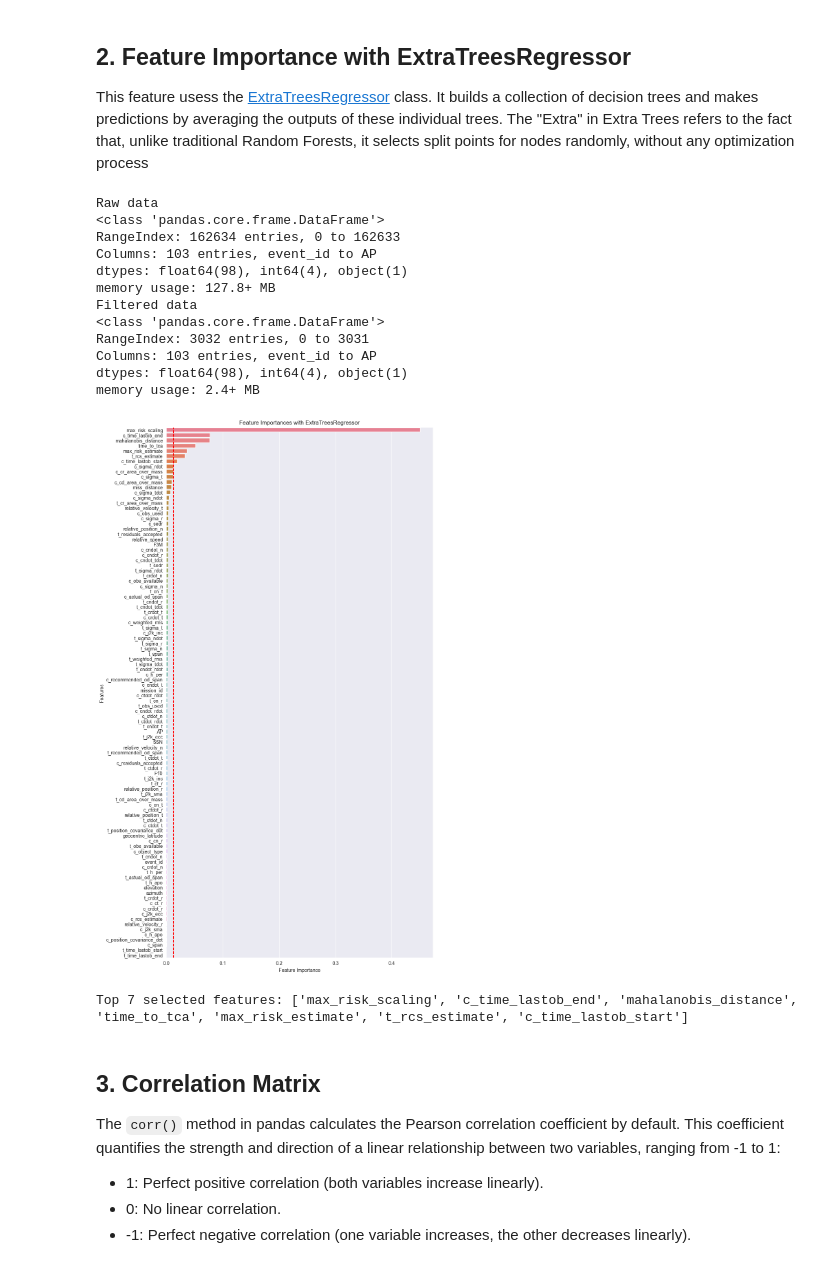
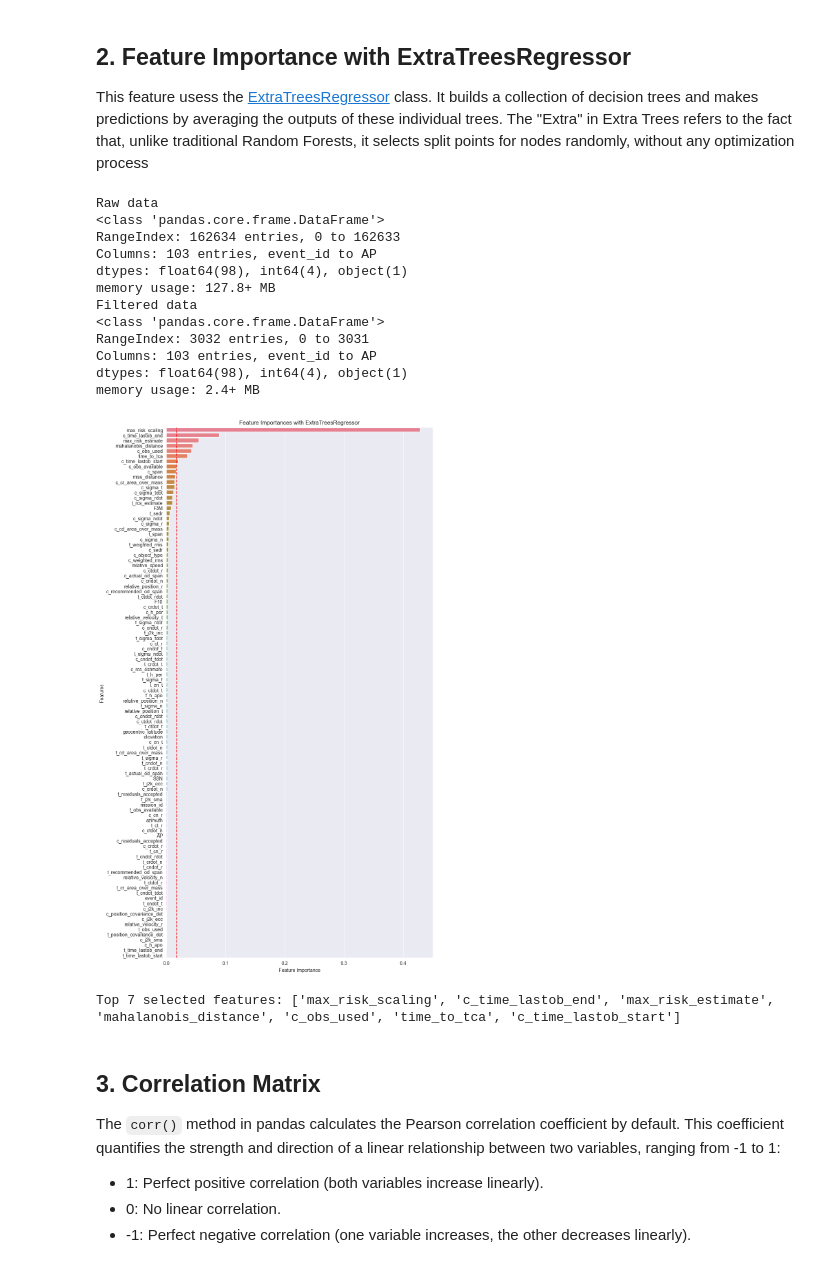
Before and after one commit to freddida/MLProject, a Jupyter notebook: notebooks/engineering/feature_selection_with_nan.ipynb, the cells around one changed output. Drawn from its saved outputs; the diff is of its cells as text; code cells hidden in the pictures.

````diff
--- a/notebooks/engineering/feature_selection_with_nan.ipynb
+++ b/notebooks/engineering/feature_selection_with_nan.ipynb
@@ -113,15 +195,21 @@ import pandas as pd
 df = load_data()
 df_filtered = filter_data(df)
 
-# Drop rows with NaN values
-df_filtered.dropna(axis=0, how="any", inplace=True)
+# Label encode the categorical column "c_object_type"
+label_encode_column(df_filtered, "c_object_type")
+# Initialize KNNImputer
+imputer = KNNImputer(
+    n_neighbors=5, weights="uniform"
+)  # You can adjust n_neighbors as needed
 
-# Encode categorical column "c_object_type"
-label_encode_column(df_filtered, "c_object_type")
+# Impute missing values
+df_imputed = pd.DataFrame(
+    imputer.fit_transform(df_filtered), columns=df_filtered.columns
+)
 
-# Separate features (X) and target variable (y)
-X = df_filtered.drop(["risk"], axis=1)
-y = df_filtered["risk"]
+# Separate features and target variable
+X = df_imputed.drop(["risk"], axis=1)
+y = df_imputed["risk"]
 
 # Scale the features using StandardScaler
 scaler = StandardScaler()
@@ -148,35 +236,35 @@ sns.barplot(x="Importance", y="Feature", data=feat_importances, hue="Feature")
 elbow_point = 8
 plt.axvline(
     x=feat_importances["Importance"].iloc[elbow_point - 1],
     color="red",
     linestyle="--",
     label="Elbow Point",
 )
 
 plt.xlabel("Feature Importance")
 plt.ylabel("Features")
 plt.title("Feature Importances with ExtraTreesRegressor")
 plt.show()
 
 # Select the top x features based on the elbow method
 selected_features_regressor = feat_importances[: elbow_point - 1]
 selected_features_regressor = selected_features_regressor["Feature"].tolist()
 print(f"Top {elbow_point - 1} selected features:", selected_features_regressor)
 # %% [output]
 Raw data
 <class 'pandas.core.frame.DataFrame'>
 RangeIndex: 162634 entries, 0 to 162633
 Columns: 103 entries, event_id to AP
 dtypes: float64(98), int64(4), object(1)
 memory usage: 127.8+ MB
 Filtered data
 <class 'pandas.core.frame.DataFrame'>
 RangeIndex: 3032 entries, 0 to 3031
 Columns: 103 entries, event_id to AP
 dtypes: float64(98), int64(4), object(1)
 memory usage: 2.4+ MB
-[figure, old version]
+[figure, new version]
-Top 7 selected features: ['max_risk_scaling', 'c_time_lastob_end', 'mahalanobis_distance', 'time_to_tca', 'max_risk_estimate', 't_rcs_estimate', 'c_time_lastob_start']
+Top 7 selected features: ['max_risk_scaling', 'c_time_lastob_end', 'max_risk_estimate', 'mahalanobis_distance', 'c_obs_used', 'time_to_tca', 'c_time_lastob_start']
 # %% [markdown]
 ## 3. Correlation Matrix
 The ```corr()``` method in pandas calculates the Pearson correlation coefficient by default.
````
Also changed, not shown: parts of 6 cells of this notebook, 4 other files.
